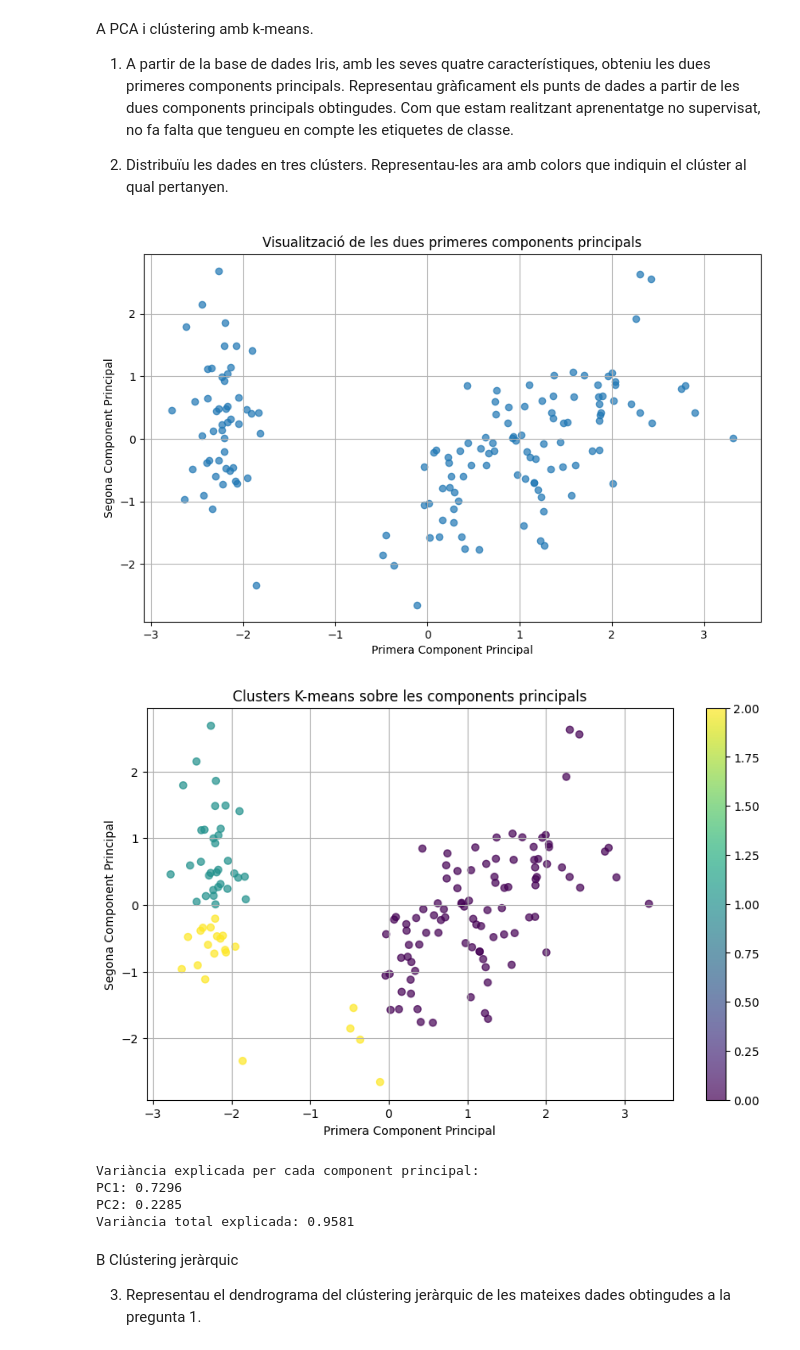
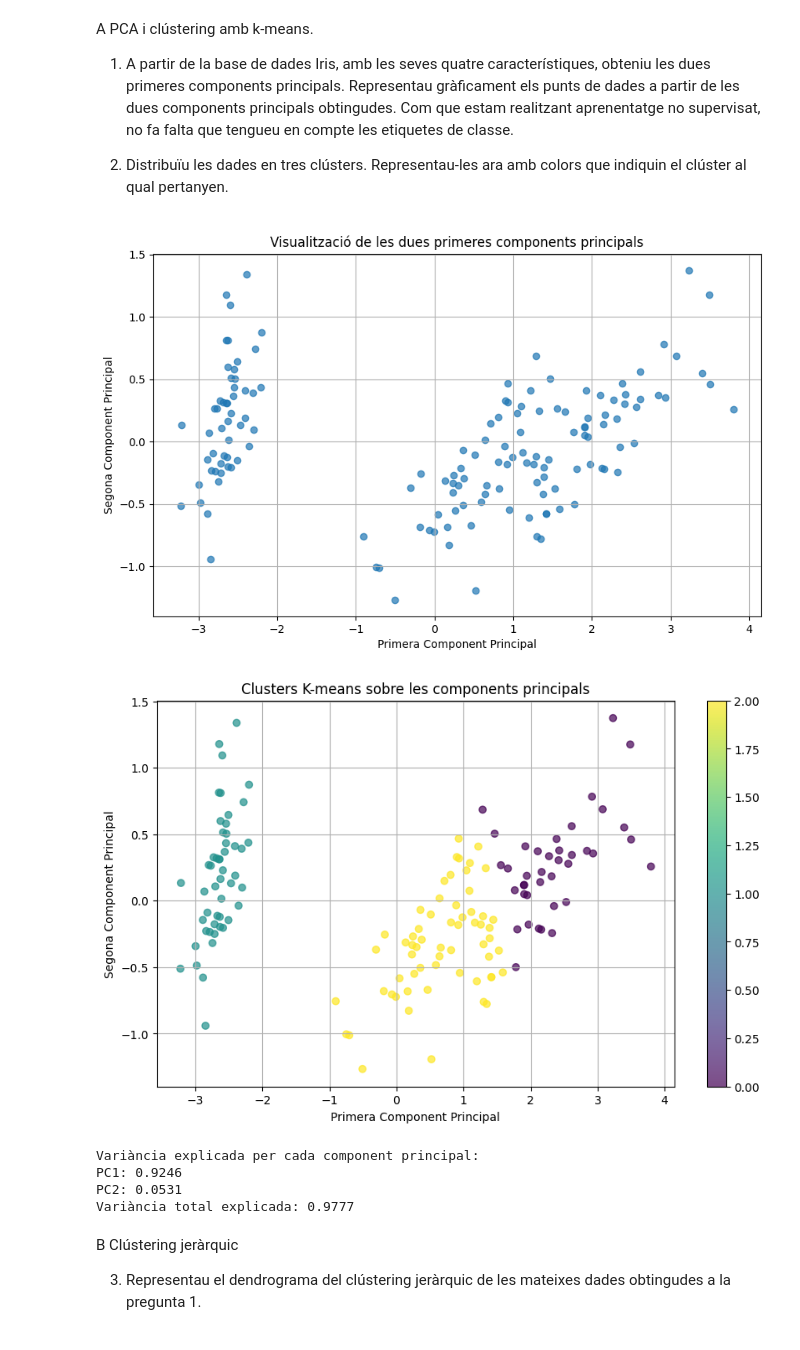
Before and after one commit to Jordiop/iedib, a Jupyter notebook: sistemes_aprenentatge_automatic/practica_4/practica4.ipynb, the cells around one changed output. Saved outputs shown, nothing was run; the diff lists cells and outputs as text; code cells hidden in the pictures.

```diff
--- a/sistemes_aprenentatge_automatic/practica_4/practica4.ipynb
+++ b/sistemes_aprenentatge_automatic/practica_4/practica4.ipynb
@@ -16,44 +16,43 @@ from scipy.cluster.hierarchy import dendrogram, linkage
 import seaborn as sns
 
 iris = load_iris()
-X = iris.data
 scaler = StandardScaler()
-X_scaled = scaler.fit_transform(X)
+X_scaled = iris.data
 
 # 1. PCA
 pca = PCA(n_components=2)
 X_pca = pca.fit_transform(X_scaled)
 plt.figure(figsize=(10, 6))
 plt.scatter(X_pca[:, 0], X_pca[:, 1], alpha=0.7)
 plt.xlabel('Primera Component Principal')
 plt.ylabel('Segona Component Principal')
 plt.title('Visualització de les dues primeres components principals')
 plt.grid(True)
 plt.show()
 
 # 2. K-means clustering
 kmeans = KMeans(n_clusters=3, random_state=42)
 clusters = kmeans.fit_predict(X_pca)
 plt.figure(figsize=(10, 6))
 scatter = plt.scatter(X_pca[:, 0], X_pca[:, 1], c=clusters, cmap='viridis', alpha=0.7)
 plt.xlabel('Primera Component Principal')
 plt.ylabel('Segona Component Principal')
 plt.title('Clusters K-means sobre les components principals')
 plt.colorbar(scatter)
 plt.grid(True)
 plt.show()
 
 print("\nVariància explicada per cada component principal:")
 print(f"PC1: {pca.explained_variance_ratio_[0]:.4f}")
 print(f"PC2: {pca.explained_variance_ratio_[1]:.4f}")
 print(f"Variància total explicada: {sum(pca.explained_variance_ratio_):.4f}")
 # %% [output]
-[figure, old version]
+[figure, new version]
-[figure, old version]
+[figure, new version]
 Variància explicada per cada component principal:
-PC1: 0.7296
-PC2: 0.2285
-Variància total explicada: 0.9581
+PC1: 0.9246
+PC2: 0.0531
+Variància total explicada: 0.9777
 # %% [markdown]
 B Clústering jeràrquic
 
```
Also changed, not shown: parts of 2 cells of this notebook.
